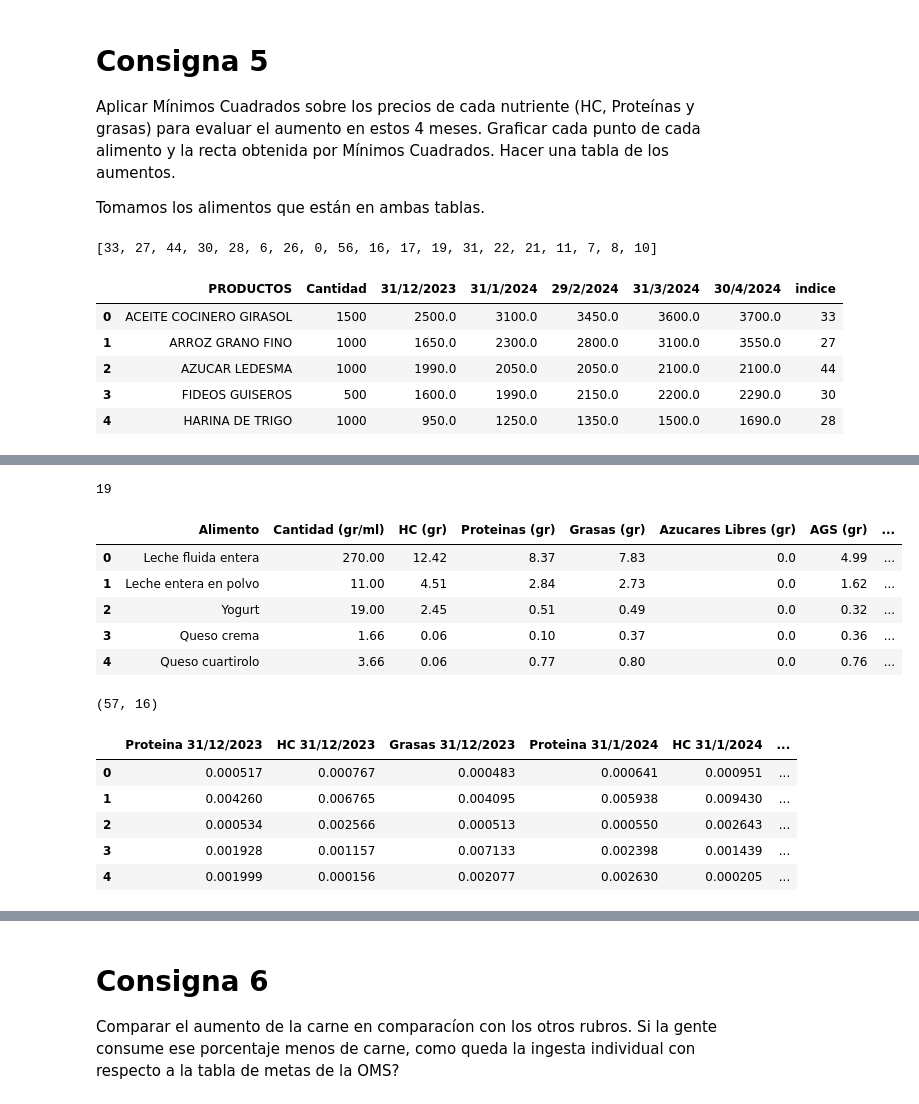
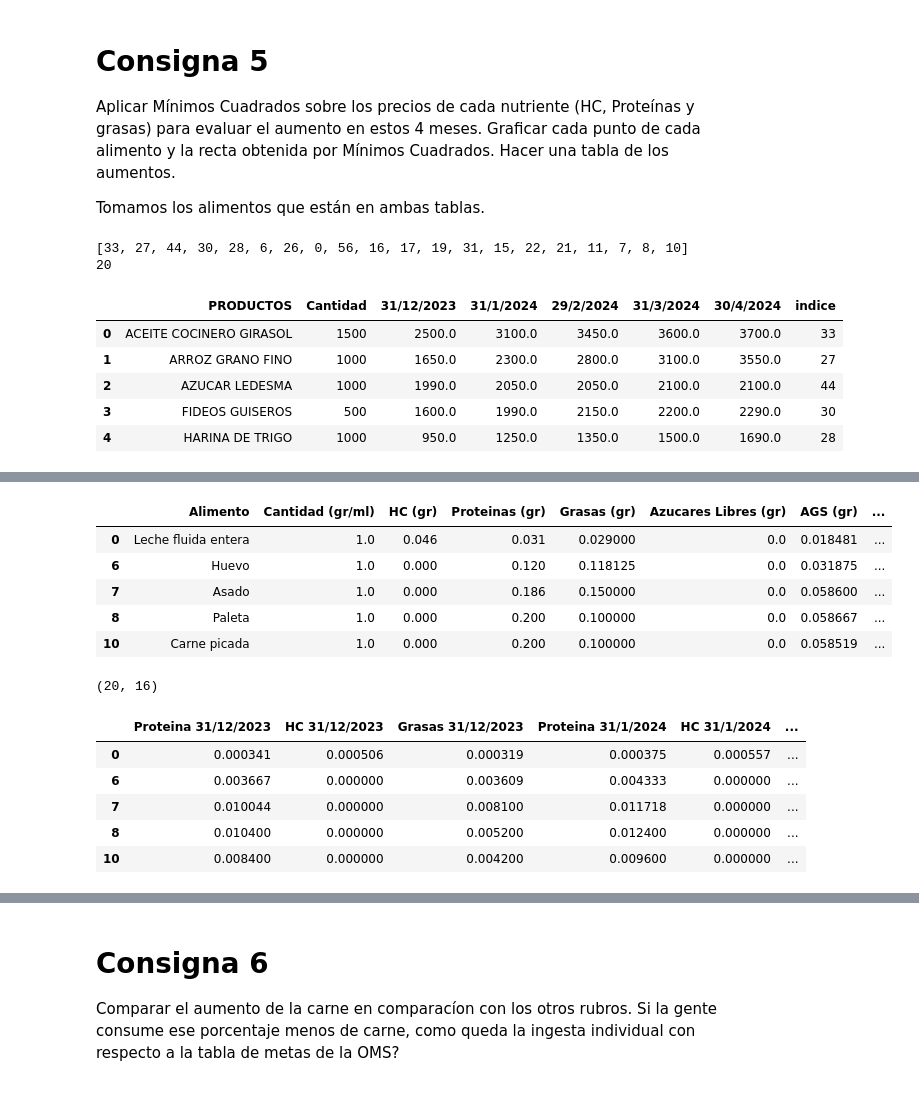
Before and after one commit to pedrobergaglio/algebra-lineal-computacional-2024, a Jupyter notebook: Enunciado TP2 y datos-20240601/Resolución.ipynb, the cells around one changed output, grey strips where cells are left out. Cells and saved outputs as stored; diff of their text form; code cells hidden in the pictures.

```diff
--- a/Enunciado TP2 y datos-20240601/Resolución.ipynb
+++ b/Enunciado TP2 y datos-20240601/Resolución.ipynb
@@ -366,8 +369,8 @@ consumidores_libres.head()
 
 
 #escribo a mano los productos de la canasta básica (como están escritos ahí) que están en la tabla nutricional
-productos = ['Aceite girasol', 'Arroz', 'Azucar', 'Fideos secos', 'Harina trigo', 'Huevo', 'Pan Frances', 'Leche fluida entera', 'Yerba', 'Zanahoria', 'Tomate', 'Cebolla', 'Papa', 'Naranja', 'Manzana', 'Bola de Lomo', 'Asado', 'Paleta ', 'Carne picada']
-no_estan = ['BERENJENAS', 'ACELGA PAQUETE']
+productos = ['Aceite girasol', 'Arroz', 'Azucar', 'Fideos secos', 'Harina trigo', 'Huevo', 'Pan Frances', 'Leche fluida entera', 'Yerba', 'Zanahoria', 'Tomate', 'Cebolla', 'Papa', 'Acelga', 'Naranja', 'Manzana', 'Bola de Lomo', 'Asado', 'Paleta ', 'Carne picada']
+no_estan = ['BERENJENAS']
 
 #nueva tabla
 tabla_nutricional_matriz = tabla_nutricional.copy()
@@ -453,6 +456,7 @@ for producto in productos:
 # la posición en producto_indices es la misma que en la tabla de aumentos,
 # el valor, es el índice en la tabla nutricional
 print(producto_indices)
+print(len(producto_indices))
 
 #elimino los productos que no están en la tabla nutricional de la tabla de aumentos
 consumidores_libres = consumidores_libres.drop(consumidores_libres[consumidores_libres['PRODUCTOS'].isin(no_estan)].index)
@@ -460,7 +464,8 @@ consumidores_libres = consumidores_libres.drop(consumidores_libres[consumidores_
 consumidores_libres['indice'] = producto_indices
 consumidores_libres.head()
 # %% [output]
-[33, 27, 44, 30, 28, 6, 26, 0, 56, 16, 17, 19, 31, 22, 21, 11, 7, 8, 10]
+[33, 27, 44, 30, 28, 6, 26, 0, 56, 16, 17, 19, 31, 15, 22, 21, 11, 7, 8, 10]
+20
 |  | PRODUCTOS | Cantidad | 31/12/2023 | 31/1/2024 | 29/2/2024 | 31/3/2024 | 30/4/2024 | indice |
 | 0 | ACEITE COCINERO GIRASOL | 1500 | 2500.0 | 3100.0 | 3450.0 | 3600.0 | 3700.0 | 33 |
 | 1 | ARROZ GRANO FINO | 1000 | 1650.0 | 2300.0 | 2800.0 | 3100.0 | 3550.0 | 27 |
@@ -504,42 +509,43 @@ tabla_nutricional_precios.head()
 | 4 | Queso cuartirolo | 1.0 | 0.016393 | 0.210383 | 0.218579 | 0.0 | 0.207650 | ... |
 # %%
 #repito el linkeo por indice
-productos = ['Aceite girasol', 'Arroz', 'Azucar', 'Fideos secos', 'Harina trigo', 'Huevo', 'Pan Frances', 'Leche fluida entera', 'Yerba', 'Zanahoria', 'Tomate', 'Cebolla', 'Papa', 'Naranja', 'Manzana', 'Bola de Lomo', 'Asado', 'Paleta ', 'Carne picada']
 producto_indices = []
+
+#filtro los productos que están en tabla de consumidores
+tabla_nutricional_precios = tabla_nutricional_precios[tabla_nutricional_precios['Alimento'].isin(productos)]
+
 for producto in productos:
     index = np.where(alimentos_arr == producto)[0]
     if index.size > 0:
         producto_indices.append(index[0])
     else:
         print(f"Producto {producto} no encontrado en alimentos_arr")
-
-print(len(producto_indices))
 
 #ahora puedo unir ambas tablas por el índice
 #recorro los productos de la canasta básica
 for i in range(len(producto_indices)):
     #recorro los productos de la tabla de aumentos
     for row in consumidores_libres.iterrows():
         #si el índice coincide
         if row[1]['indice'] == producto_indices[i]:
             #copio los precios en la tabla nutricional
-            tabla_nutricional_precios.at[i, '31/12/2023'] = row[1]['31/12/2023']
-            tabla_nutricional_precios.at[i, '31/1/2024'] = row[1]['31/1/2024']
-            tabla_nutricional_precios.at[i, '29/2/2024'] = row[1]['29/2/2024']
-            tabla_nutricional_precios.at[i, '31/3/2024'] = row[1]['31/3/2024']
-            tabla_nutricional_precios.at[i, '30/4/2024'] = row[1]['30/4/2024']
+            tabla_nutricional_precios.at[producto_indices[i], '31/12/2023'] = row[1]['31/12/2023']
+            tabla_nutricional_precios.at[producto_indices[i], '31/1/2024'] = row[1]['31/1/2024']
+            tabla_nutricional_precios.at[producto_indices[i], '29/2/2024'] = row[1]['29/2/2024']
+            tabla_nutricional_precios.at[producto_indices[i], '31/3/2024'] = row[1]['31/3/2024']
+            tabla_nutricional_precios.at[producto_indices[i], '30/4/2024'] = row[1]['30/4/2024']
 
             break
-
-tabla_nutricional.head()
+tabla_nutricional_precios.fillna(0, inplace=True)
+tabla_nutricional_aumentos = tabla_nutricional_precios.copy()
+tabla_nutricional_precios.head()
 # %% [output]
-19
 |  | Alimento | Cantidad (gr/ml) | HC (gr) | Proteinas (gr) | Grasas (gr) | Azucares Libres (gr) | AGS (gr) | ... |
-| 0 | Leche fluida entera | 270.00 | 12.42 | 8.37 | 7.83 | 0.0 | 4.99 | ... |
-| 1 | Leche entera en polvo | 11.00 | 4.51 | 2.84 | 2.73 | 0.0 | 1.62 | ... |
-| 2 | Yogurt | 19.00 | 2.45 | 0.51 | 0.49 | 0.0 | 0.32 | ... |
-| 3 | Queso crema | 1.66 | 0.06 | 0.10 | 0.37 | 0.0 | 0.36 | ... |
-| 4 | Queso cuartirolo | 3.66 | 0.06 | 0.77 | 0.80 | 0.0 | 0.76 | ... |
+| 0 | Leche fluida entera | 1.0 | 0.046 | 0.031 | 0.029000 | 0.0 | 0.018481 | ... |
+| 6 | Huevo | 1.0 | 0.000 | 0.120 | 0.118125 | 0.0 | 0.031875 | ... |
+| 7 | Asado | 1.0 | 0.000 | 0.186 | 0.150000 | 0.0 | 0.058600 | ... |
+| 8 | Paleta | 1.0 | 0.000 | 0.200 | 0.100000 | 0.0 | 0.058667 | ... |
+| 10 | Carne picada | 1.0 | 0.000 | 0.200 | 0.100000 | 0.0 | 0.058519 | ... |
 # %%
 #sumo todas las columnas de la tabla nutricional y me quedo con una fila
 #tabla_nutricional_sum = tabla_nutricional_precios.sum(axis=0)*(1/19)
@@ -582,13 +588,13 @@ tabla_nutricional_precios.head()
 #tabla_nutricional_sum = tabla_nutricional_precios.sum(axis=0).mul(1/19)
 #print(tabla_nutricional_sum)
 # %% [output]
-(57, 16)
+(20, 16)
 |  | Proteina 31/12/2023 | HC 31/12/2023 | Grasas 31/12/2023 | Proteina 31/1/2024 | HC 31/1/2024 | ... |
-| 0 | 0.000517 | 0.000767 | 0.000483 | 0.000641 | 0.000951 | ... |
-| 1 | 0.004260 | 0.006765 | 0.004095 | 0.005938 | 0.009430 | ... |
-| 2 | 0.000534 | 0.002566 | 0.000513 | 0.000550 | 0.002643 | ... |
-| 3 | 0.001928 | 0.001157 | 0.007133 | 0.002398 | 0.001439 | ... |
-| 4 | 0.001999 | 0.000156 | 0.002077 | 0.002630 | 0.000205 | ... |
+| 0 | 0.000341 | 0.000506 | 0.000319 | 0.000375 | 0.000557 | ... |
+| 6 | 0.003667 | 0.000000 | 0.003609 | 0.004333 | 0.000000 | ... |
+| 7 | 0.010044 | 0.000000 | 0.008100 | 0.011718 | 0.000000 | ... |
+| 8 | 0.010400 | 0.000000 | 0.005200 | 0.012400 | 0.000000 | ... |
+| 10 | 0.008400 | 0.000000 | 0.004200 | 0.009600 | 0.000000 | ... |
 # %%
 #tomamos las columnas para cada nutriente
 
```
Also changed, not shown: parts of 33 cells of this notebook, 1 other file.
